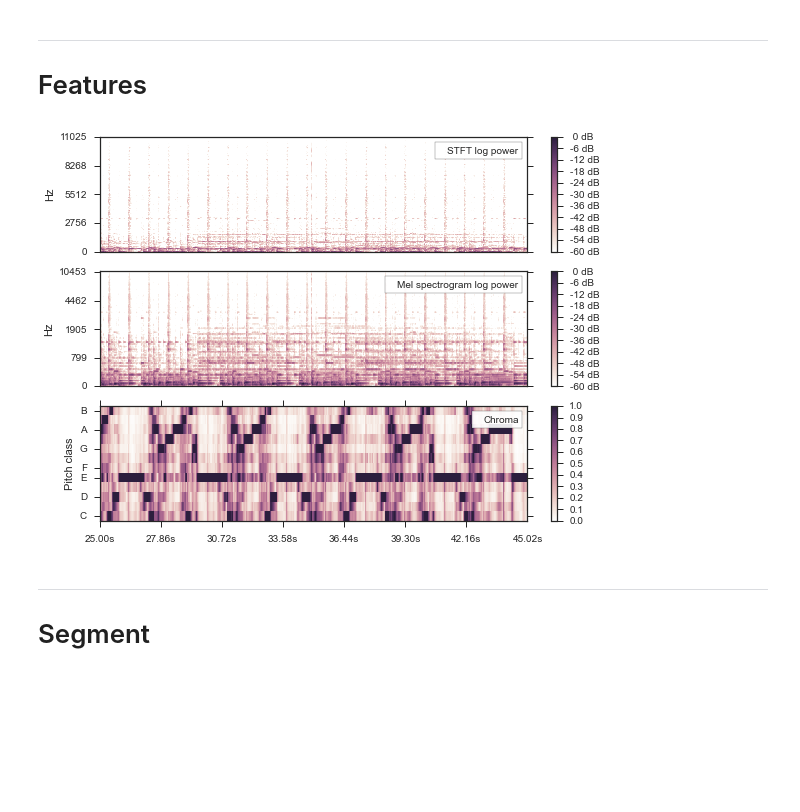
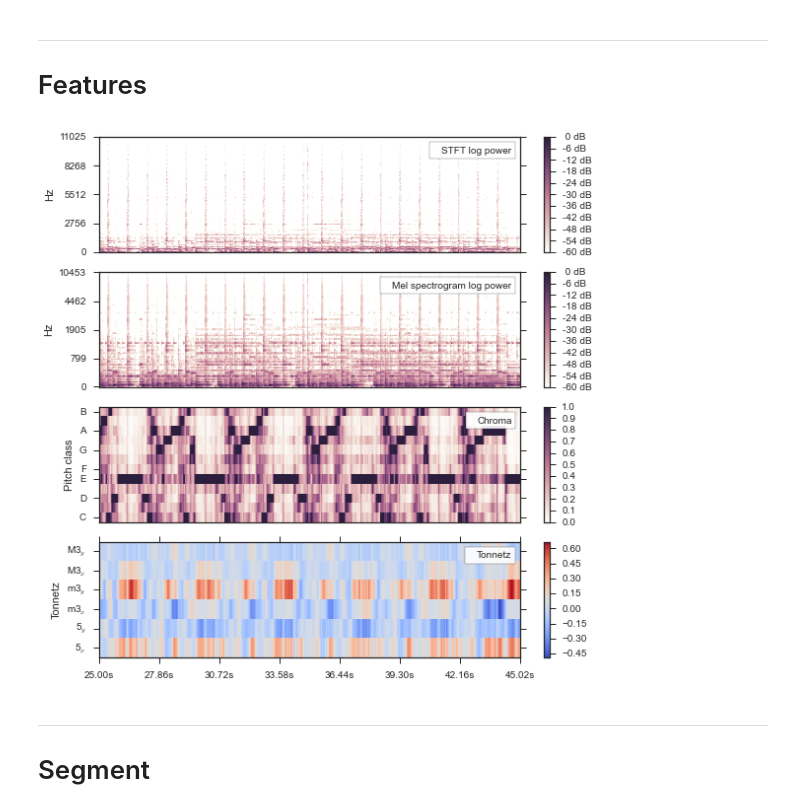
Before and after one commit to scipy-conference/scipy_proceedings, a Jupyter notebook: papers/brian_mcfee/Figure construction.ipynb, the cells around one changed output. Cells and saved outputs as stored; diff of their text form; code cells hidden in the pictures; blank space fills up the shorter version.

Commit message:
added tonnetz blurb

```diff
--- a/papers/brian_mcfee/Figure construction.ipynb
+++ b/papers/brian_mcfee/Figure construction.ipynb
@@ -72,37 +72,44 @@ specgram = np.abs(librosa.stft(y=y))
 melspec = librosa.feature.melspectrogram(y=y, sr=sr)
 # %%
 chroma = librosa.feature.chroma_cqt(y=y, sr=sr)
+# %%
+tonnetz = librosa.feature.tonnetz(y=y, sr=sr)
 # %%
-plt.figure(figsize=(8, 6))
+plt.figure(figsize=(8, 8))
 
-plt.subplot(3, 1, 1)
+plt.subplot(4, 1, 1)
 librosa.display.specshow(librosa.logamplitude(specgram**2, ref_power=np.max, top_db=60), y_axis='linear')
 plt.plot([], linestyle='', marker='', label='STFT log power')
 plt.legend(frameon=True, framealpha=0.9, loc='best', handlelength=0)
 plt.colorbar(format='%2.0f dB', fraction=0.05, pad=0.05)
 
-plt.subplot(3, 1, 2)
+plt.subplot(4, 1, 2)
 librosa.display.specshow(librosa.logamplitude(melspec, ref_power=np.max, top_db=60), y_axis='mel')
 plt.plot([], linestyle='', marker='', label='Mel spectrogram log power')
 plt.legend(frameon=True, framealpha=0.9, loc='best', handlelength=0)
 plt.colorbar(format='%2.0f dB', fraction=0.05, pad=0.05)
 
-plt.subplot(3, 1, 3)
+plt.subplot(4, 1, 3)
 librosa.display.specshow(chroma, y_axis='chroma', vmin=0, vmax=1.0)
+plt.colorbar(fraction=0.05, pad=0.05)
+plt.plot([], linestyle='', marker='', label='Chroma')
+plt.legend(frameon=True, framealpha=0.9, loc='best', handlelength=0)
+
+plt.subplot(4, 1, 4)
+librosa.display.specshow(tonnetz, y_axis='tonnetz')
+plt.colorbar(fraction=0.05, pad=0.05)
+plt.plot([], linestyle='', marker='', label='Tonnetz')
+plt.legend(frameon=True, framealpha=0.9, loc='best', handlelength=0)
 librosa.display.time_ticks(np.linspace(0, chroma.shape[-1], num=8, endpoint=True),
                            25.0 + librosa.frames_to_time(np.linspace(0, chroma.shape[-1], num=8, endpoint=True),
                                                          sr=sr,
                                                          hop_length=512),
                            n_ticks=8)
-plt.colorbar(fraction=0.05, pad=0.05)
-
-plt.plot([], linestyle='', marker='', label='Chroma')
-plt.legend(frameon=True, framealpha=0.9, loc='best', handlelength=0)
 
 plt.tight_layout()
 plt.savefig('feature.pdf', pad_inches=None, bbox_inches='tight')
 # %% [output]
-[figure, old version]
+[figure, new version]
 # %% [markdown]
 ---
 # Segment
```
Also changed, not shown: 2 other files.
